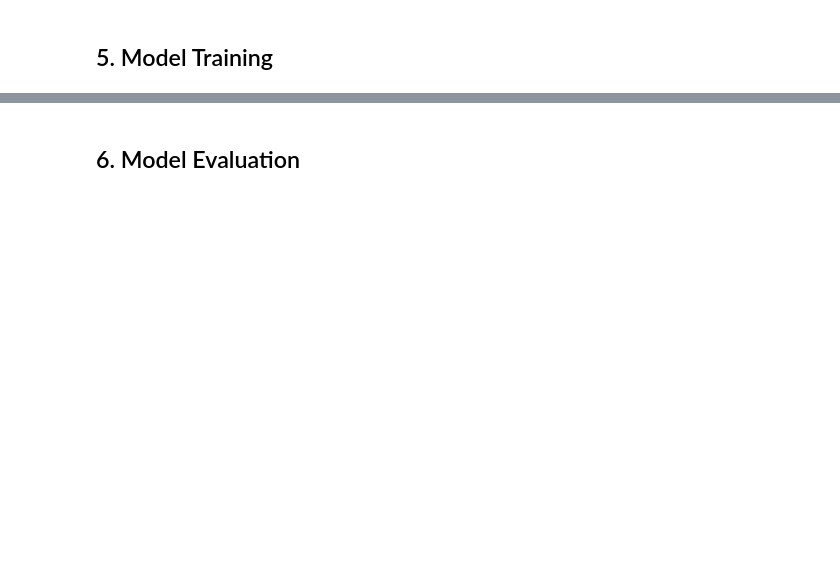
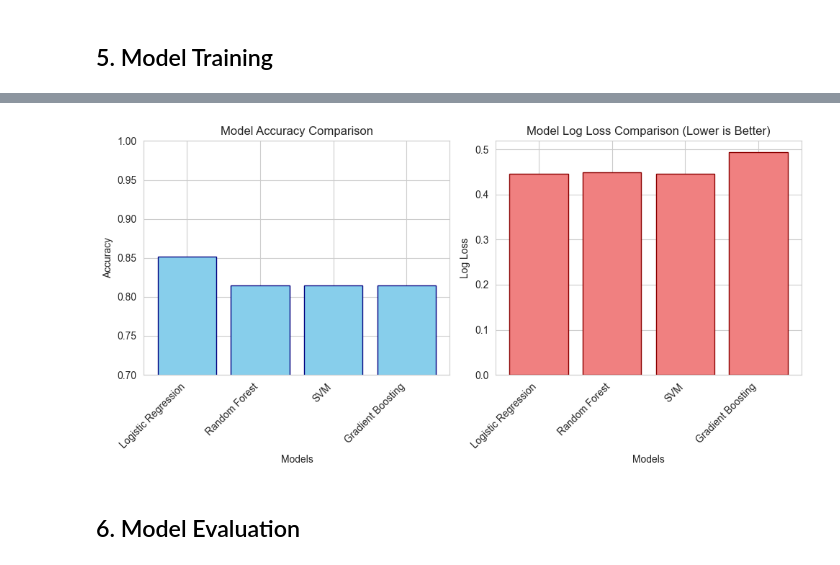
Before and after one commit to TanishqChavan10/Multiple_disease_Predictor, a Jupyter notebook: notebooks/03_Heart_Disease_Prediction.ipynb, the cells around one changed output, grey strips where cells are left out. Drawn from its saved outputs; the diff is of its cells as text; code cells hidden in the pictures; blank space fills up the shorter version.

```diff
--- a/notebooks/03_Heart_Disease_Prediction.ipynb
+++ b/notebooks/03_Heart_Disease_Prediction.ipynb
@@ -107,8 +201,8 @@ print(columns)
 # %%
 # Split data
-# X_train, X_test, y_train, y_test = train_test_split(
-#     X, y, test_size=0.2, random_state=42, stratify=y
-# )
-#
-# print(f"Training set: {X_train.shape}")
-# print(f"Test set: {X_test.shape}")
+X_train, X_test, y_train, y_test = train_test_split(
+    X, y, test_size=0.2, random_state=42, stratify=y
+)
+
+print(f"Training set: {X_train.shape}")
+print(f"Test set: {X_test.shape}")
@@ -115,7 +212,7 @@ print(columns)
 # %%
 # Feature scaling
-# scaler = StandardScaler()
-# X_train_scaled = scaler.fit_transform(X_train)
-# X_test_scaled = scaler.transform(X_test)
-#
-# print("✓ Features scaled!")
+scaler = StandardScaler()
+X_train_scaled = scaler.fit_transform(X_train)
+X_test_scaled = scaler.transform(X_test)
+
+print("✓ Features scaled!")
@@ -145,3 +318,28 @@ print(columns)
+# %%
+# Visualize Model Performance - Loss Comparison
+plt.figure(figsize=(10, 5))
+
+# Plot 1: Accuracy Comparison
+plt.subplot(1, 2, 1)
+plt.bar(results.keys(), results.values(), color='skyblue', edgecolor='navy')
+plt.xlabel('Models')
+plt.ylabel('Accuracy')
+plt.title('Model Accuracy Comparison')
+plt.xticks(rotation=45, ha='right')
+plt.ylim([0.7, 1.0])
+
+# Plot 2: Log Loss Comparison (lower is better)
+plt.subplot(1, 2, 2)
+plt.bar(loss_results.keys(), loss_results.values(), color='lightcoral', edgecolor='darkred')
+plt.xlabel('Models')
+plt.ylabel('Log Loss')
+plt.title('Model Log Loss Comparison (Lower is Better)')
+plt.xticks(rotation=45, ha='right')
+
+plt.tight_layout()
+plt.show()
+# %% [output]
+[figure, added]
 # %% [markdown]
 ## 6. Model Evaluation
 # %%
```
Also changed, not shown: parts of 22 cells of this notebook, 7 other files.
